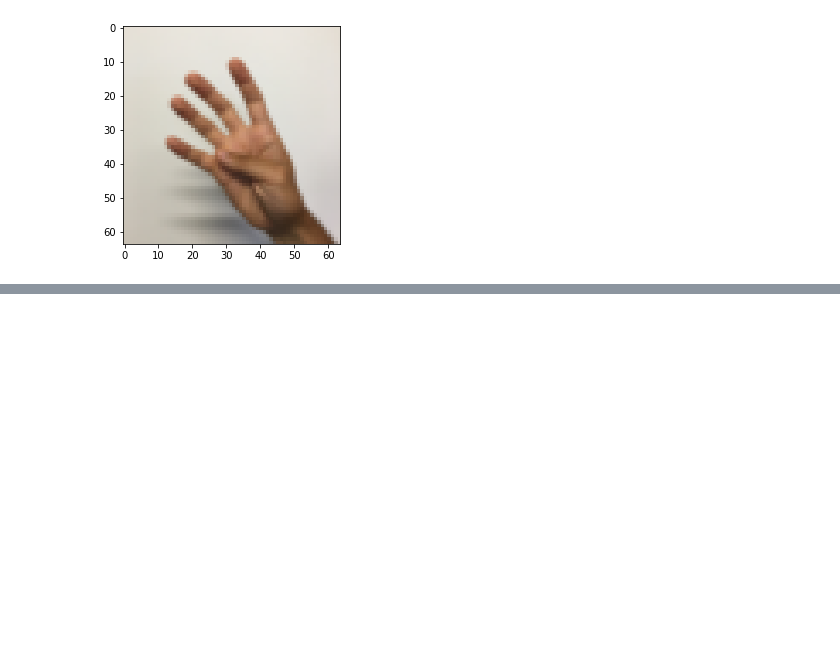
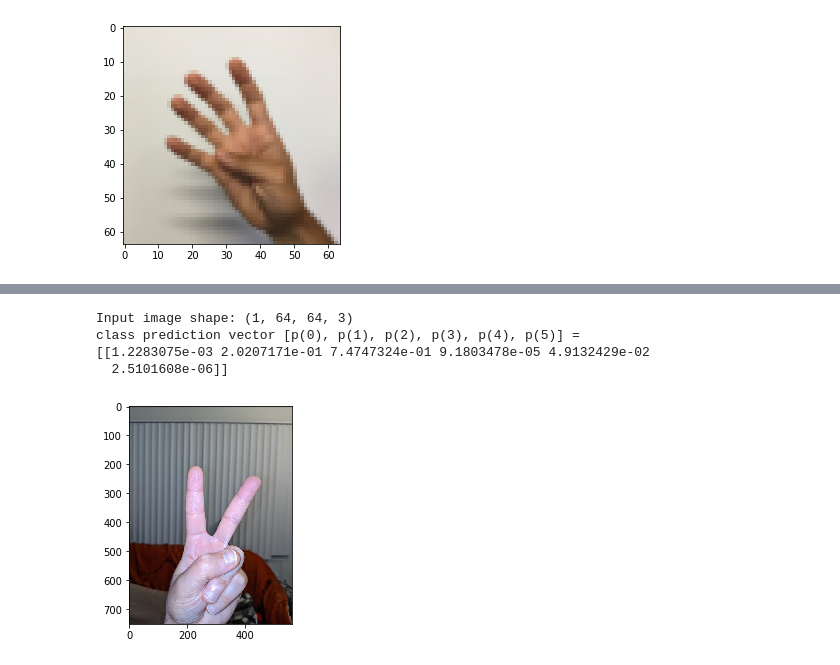
Before and after one commit to ekourkchi/codeLAB, a Jupyter notebook: ResNet.ipynb, the cells around one changed output, grey strips where cells are left out. Cells and saved outputs as stored; diff of their text form; code cells hidden in the pictures; blank space fills up the shorter version.

```diff
--- a/ResNet.ipynb
+++ b/ResNet.ipynb
@@ -302,5 +304,5 @@ print(Y_train[i])
 [0. 0. 0. 0. 1. 0.]
 [figure]
 # %%
-model.fit(X_train, Y_train, epochs = 20, batch_size = 32)
+model.fit(X_train, Y_train, epochs = 50, batch_size = 32)
 # %% [output]
@@ -349,0 +335,18 @@ Unpacking objects: 100% (41/41), done.
+# %%
+from imageio import imread
+img_path = 'my_image.jpg'
+img = image.load_img(img_path, target_size=(64, 64))
+x = image.img_to_array(img)
+x = np.expand_dims(x, axis=0)
+x = x/255.0
+print('Input image shape:', x.shape)
+my_image = imread(img_path)
+imshow(my_image)
+print("class prediction vector [p(0), p(1), p(2), p(3), p(4), p(5)] = ")
+print(model.predict(x))
+# %% [output]
+Input image shape: (1, 64, 64, 3)
+class prediction vector [p(0), p(1), p(2), p(3), p(4), p(5)] =
+[[1.2283075e-03 2.0207171e-01 7.4747324e-01 9.1803478e-05 4.9132429e-02
+  2.5101608e-06]]
+[figure, added]
```
Also changed, not shown: parts of 10 cells of this notebook.
